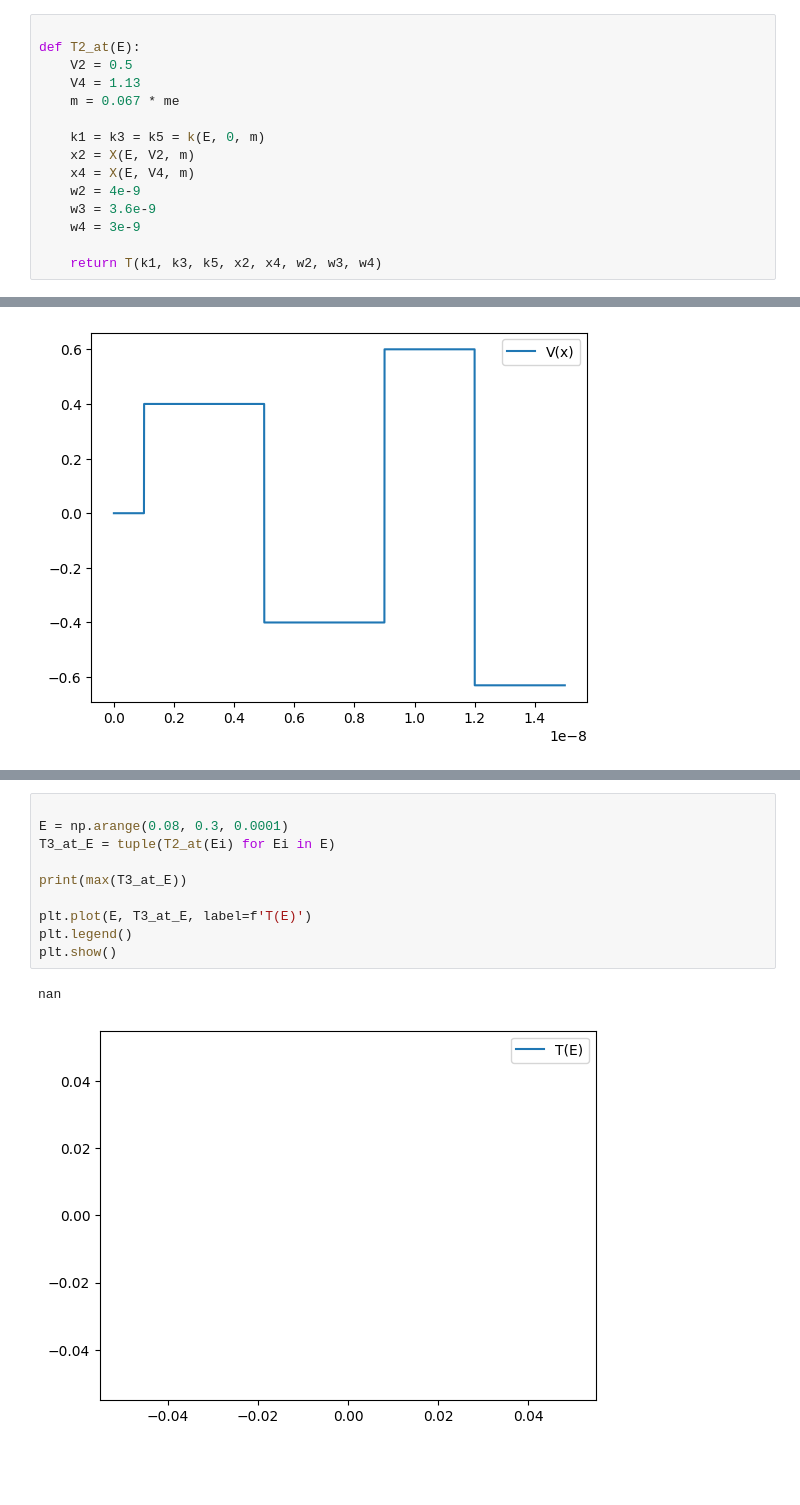
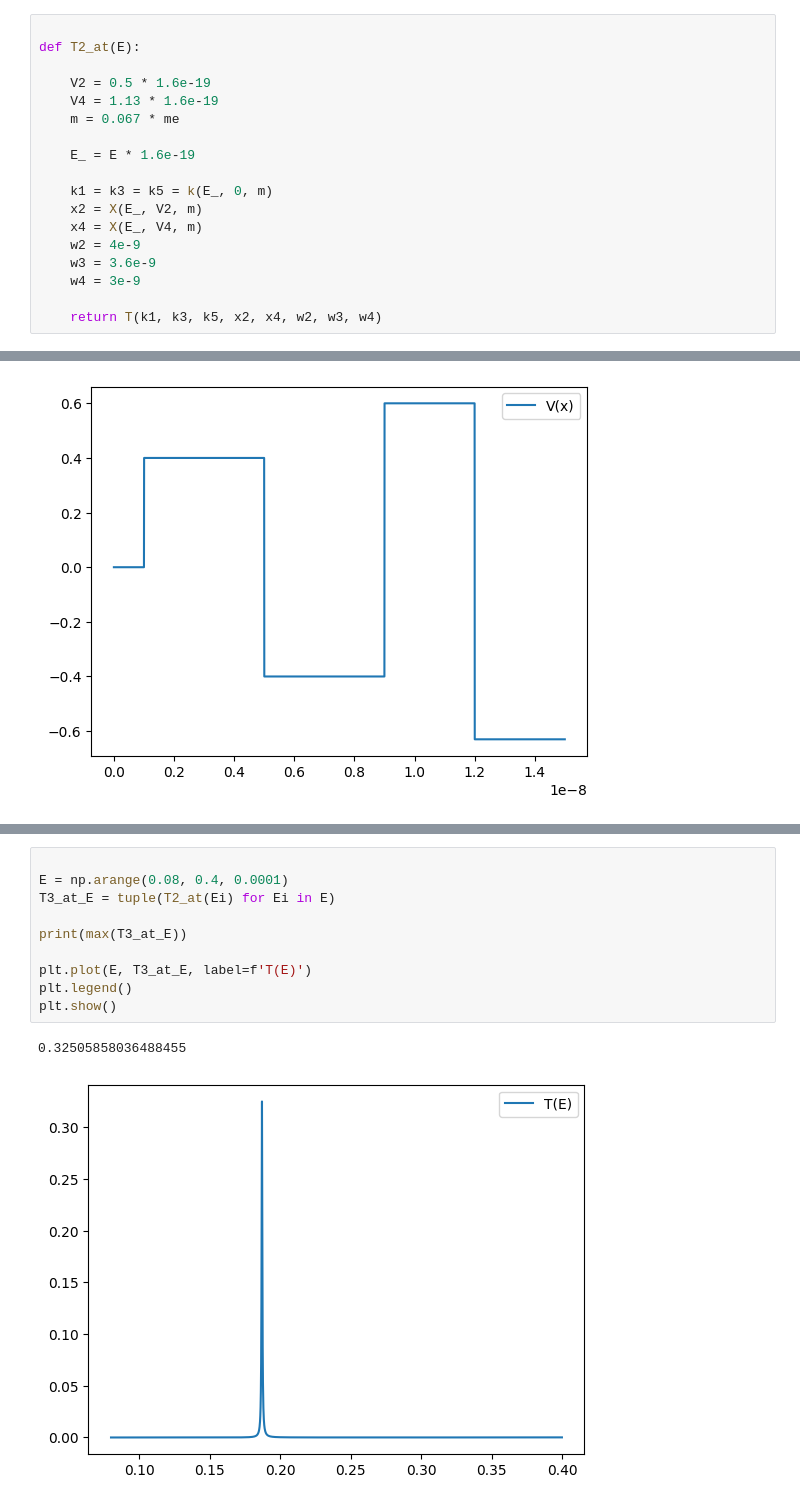
Before and after one commit to LuisGMM/UC3M_AdvancedQuantumPhysics_LAB_ResonantTunneling, a Jupyter notebook: src/UC3M_AdvancedQuantumPhysics_LAB_ResonantTunneling/main.ipynb, the cells around one changed output, grey strips where cells are left out. Cells and saved outputs as stored; diff of their text form; blank space fills up the shorter version.

```diff
--- a/src/UC3M_AdvancedQuantumPhysics_LAB_ResonantTunneling/main.ipynb
+++ b/src/UC3M_AdvancedQuantumPhysics_LAB_ResonantTunneling/main.ipynb
@@ -129,13 +129,16 @@ plt.show()
 # %%
 
 def T2_at(E):
-    V2 = 0.5
-    V4 = 1.13
+
+    V2 = 0.5 * 1.6e-19
+    V4 = 1.13 * 1.6e-19
     m = 0.067 * me
 
-    k1 = k3 = k5 = k(E, 0, m)
-    x2 = X(E, V2, m)
-    x4 = X(E, V4, m)
+    E_ = E * 1.6e-19
+
+    k1 = k3 = k5 = k(E_, 0, m)
+    x2 = X(E_, V2, m)
+    x4 = X(E_, V4, m)
     w2 = 4e-9
     w3 = 3.6e-9
     w4 = 3e-9
@@ -218,14 +223,14 @@ def T3_at(E):
     return T(k1, k3, k5, x2, x4, w2, w3, w4)
 # %%
 
-E = np.arange(0.08, 0.3, 0.0001)
+E = np.arange(0.08, 0.4, 0.0001)
 T3_at_E = tuple(T2_at(Ei) for Ei in E)
 
 print(max(T3_at_E))
 
 plt.plot(E, T3_at_E, label=f'T(E)')
 plt.legend()
 plt.show()
 # %% [output]
-nan
+0.32505858036488455
-[figure, old version]
+[figure, new version]
```
Also changed, not shown: parts of 2 cells of this notebook.
